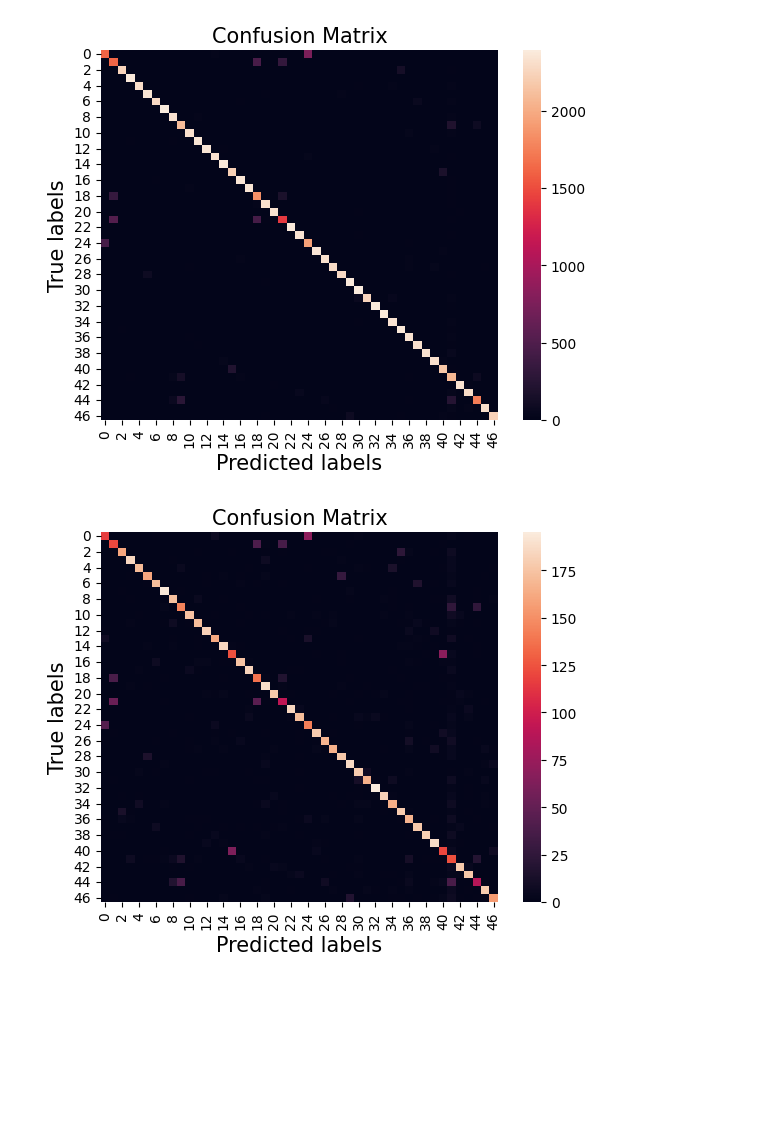
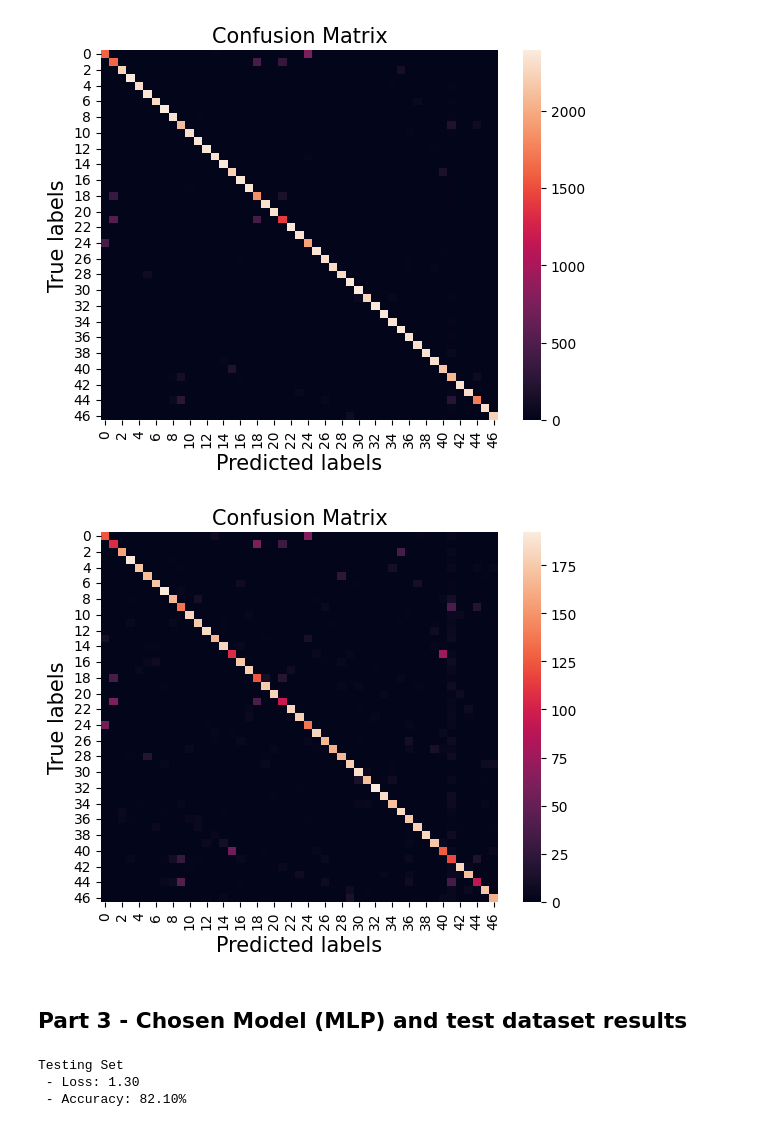
Before and after one commit to Sdfeagt/CS-3240-MLProject, a Jupyter notebook: project.ipynb, the cells around one changed output. Cells and saved outputs as stored; diff of their text form; code cells hidden in the pictures; blank space fills up the shorter version.

```diff
--- a/project.ipynb
+++ b/project.ipynb
@@ -341,7 +345,21 @@ Validation Set
 generate_confusion_matrix(y_train, y_pred_train)
 # %% [output]
 [figure]
-# %%
-generate_confusion_matrix(y_test, y_pred_test)
-# %% [output]
-[figure, removed]
+# %%
+generate_confusion_matrix(y_val, y_pred_val)
+# %% [output]
+[figure, added]
+# %% [markdown]
+## Part 3 - Chosen Model (MLP) and test dataset results
+# %%
+y_pred_test = to_test.predict(X_test)
+y_pred_proba_test = to_test.predict_proba(X_test)
+accuracy_test = metrics.accuracy_score(y_test, y_pred_test)
+loss_test = metrics.log_loss(y_test, y_pred_proba_test)
+print("Testing Set")
+print(f" - Loss: {loss_test:.2f}")
+print(f" - Accuracy: {accuracy_test*100:.2f}%")
+# %% [output]
+Testing Set
+ - Loss: 1.30
+ - Accuracy: 82.10%
```
Also changed, not shown: parts of 12 cells of this notebook, 1 other file.
